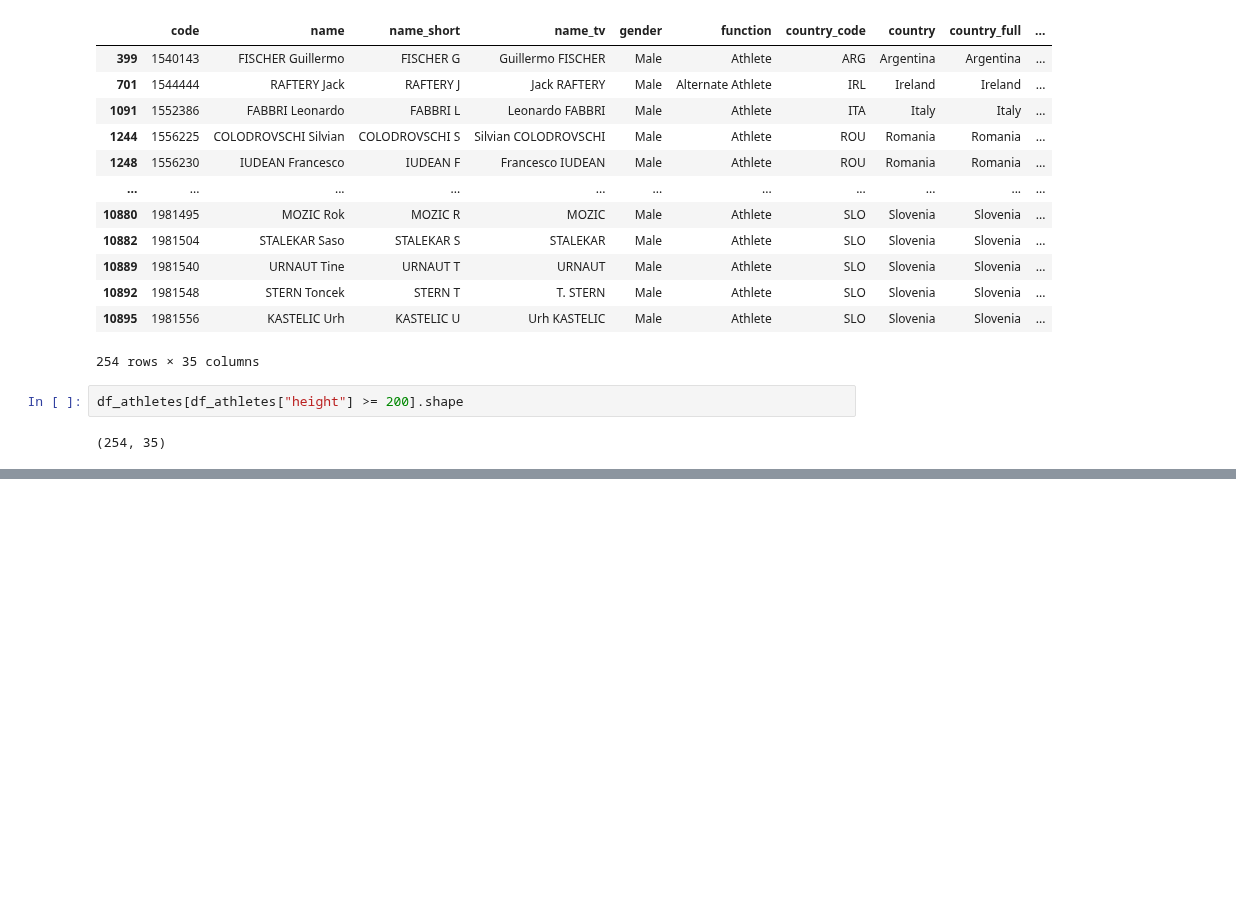
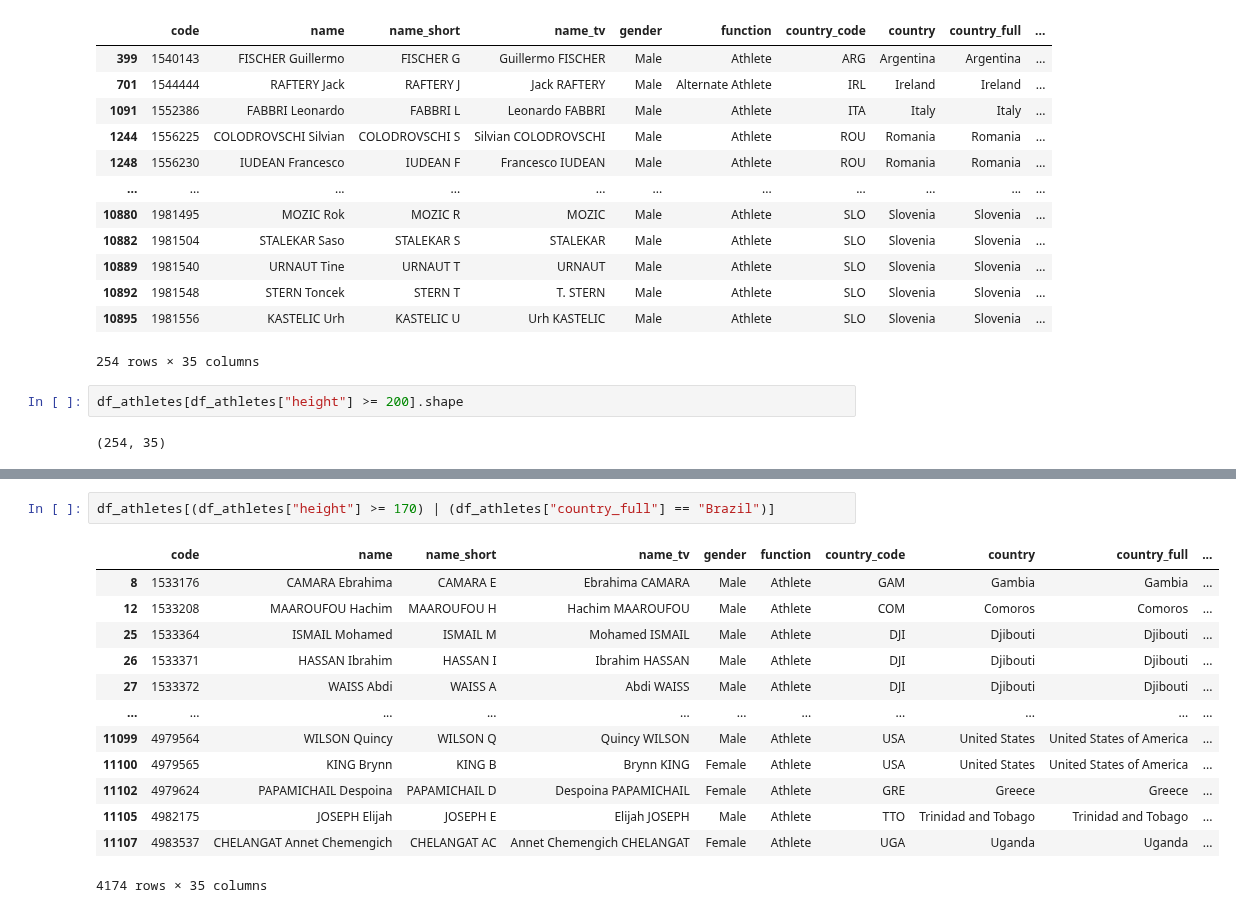
Before and after one commit to Laurentius96/DNC-DataScience, a Jupyter notebook: Materia_8-DataCleaning_Wrangling/Aula/DNC_DSM8_DataCleaning_LendoDadosEmExcel.ipynb, the cells around one changed output, grey strips where cells are left out. Saved outputs shown, nothing was run; the diff lists cells and outputs as text; blank space fills up the shorter version.

```diff
--- a/Materia_8-DataCleaning_Wrangling/Aula/DNC_DSM8_DataCleaning_LendoDadosEmExcel.ipynb
+++ b/Materia_8-DataCleaning_Wrangling/Aula/DNC_DSM8_DataCleaning_LendoDadosEmExcel.ipynb
@@ -259,0 +275,16 @@ df[]
+# %%
+df_athletes[(df_athletes["height"] >= 170) | (df_athletes["country_full"] == "Brazil")]
+# %% [output]
+|  | code | name | name_short | name_tv | gender | function | country_code | country | country_full | ... |
+| 8 | 1533176 | CAMARA Ebrahima | CAMARA E | Ebrahima CAMARA | Male | Athlete | GAM | Gambia | Gambia | ... |
+| 12 | 1533208 | MAAROUFOU Hachim | MAAROUFOU H | Hachim MAAROUFOU | Male | Athlete | COM | Comoros | Comoros | ... |
+| 25 | 1533364 | ISMAIL Mohamed | ISMAIL M | Mohamed ISMAIL | Male | Athlete | DJI | Djibouti | Djibouti | ... |
+| 26 | 1533371 | HASSAN Ibrahim | HASSAN I | Ibrahim HASSAN | Male | Athlete | DJI | Djibouti | Djibouti | ... |
+| 27 | 1533372 | WAISS Abdi | WAISS A | Abdi WAISS | Male | Athlete | DJI | Djibouti | Djibouti | ... |
+| ... | ... | ... | ... | ... | ... | ... | ... | ... | ... | ... |
+| 11099 | 4979564 | WILSON Quincy | WILSON Q | Quincy WILSON | Male | Athlete | USA | United States | United States of America | ... |
+| 11100 | 4979565 | KING Brynn | KING B | Brynn KING | Female | Athlete | USA | United States | United States of America | ... |
+| 11102 | 4979624 | PAPAMICHAIL Despoina | PAPAMICHAIL D | Despoina PAPAMICHAIL | Female | Athlete | GRE | Greece | Greece | ... |
+| 11105 | 4982175 | JOSEPH Elijah | JOSEPH E | Elijah JOSEPH | Male | Athlete | TTO | Trinidad and Tobago | Trinidad and Tobago | ... |
+| 11107 | 4983537 | CHELANGAT Annet Chemengich | CHELANGAT AC | Annet Chemengich CHELANGAT | Female | Athlete | UGA | Uganda | Uganda | ... |
+4174 rows × 35 columns
```
Also changed, not shown: parts of 3 cells of this notebook.
